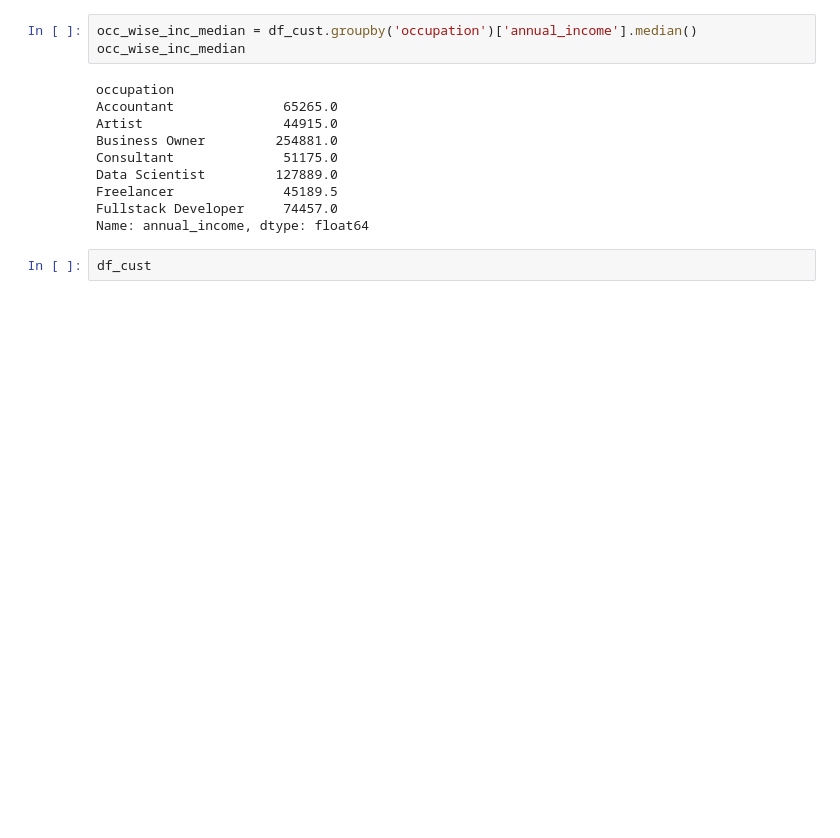
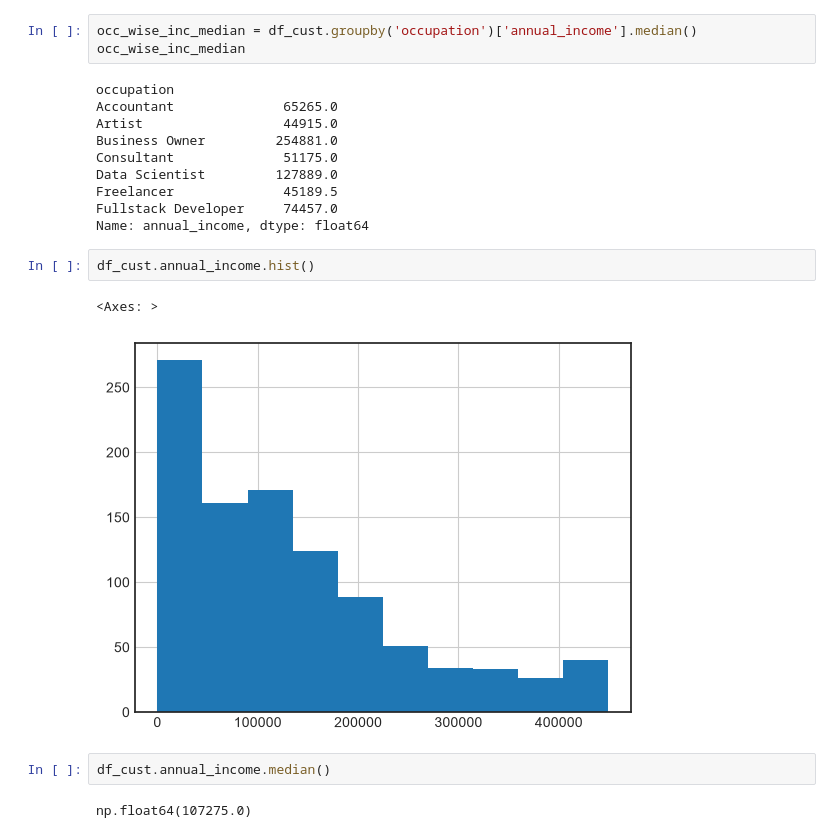
Before and after one commit to vaibhavavhad264/data_science, a Jupyter notebook: Bank Project/some pre analysis.ipynb, the cells around one changed output. Cells and saved outputs as stored; diff of their text form; blank space fills up the shorter version.

```diff
--- a/Bank Project/some pre analysis.ipynb
+++ b/Bank Project/some pre analysis.ipynb
@@ -92,4 +96,11 @@ Freelancer              45189.5
 Fullstack Developer     74457.0
 Name: annual_income, dtype: float64
 # %%
-df_cust
+df_cust.annual_income.hist()
+# %% [output]
+<Axes: >
+[figure, added]
+# %%
+df_cust.annual_income.median()
+# %% [output]
+np.float64(107275.0)
```
Also changed, not shown: parts of 59 cells of this notebook.
